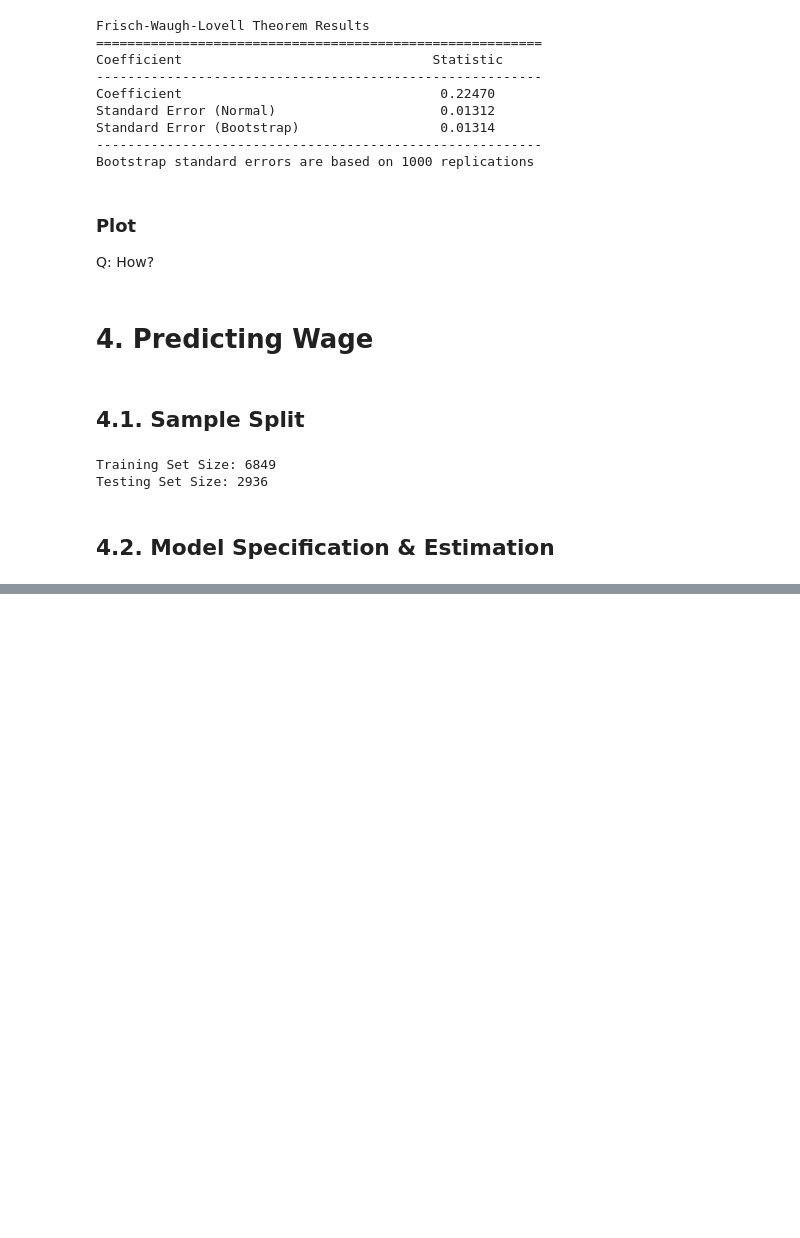
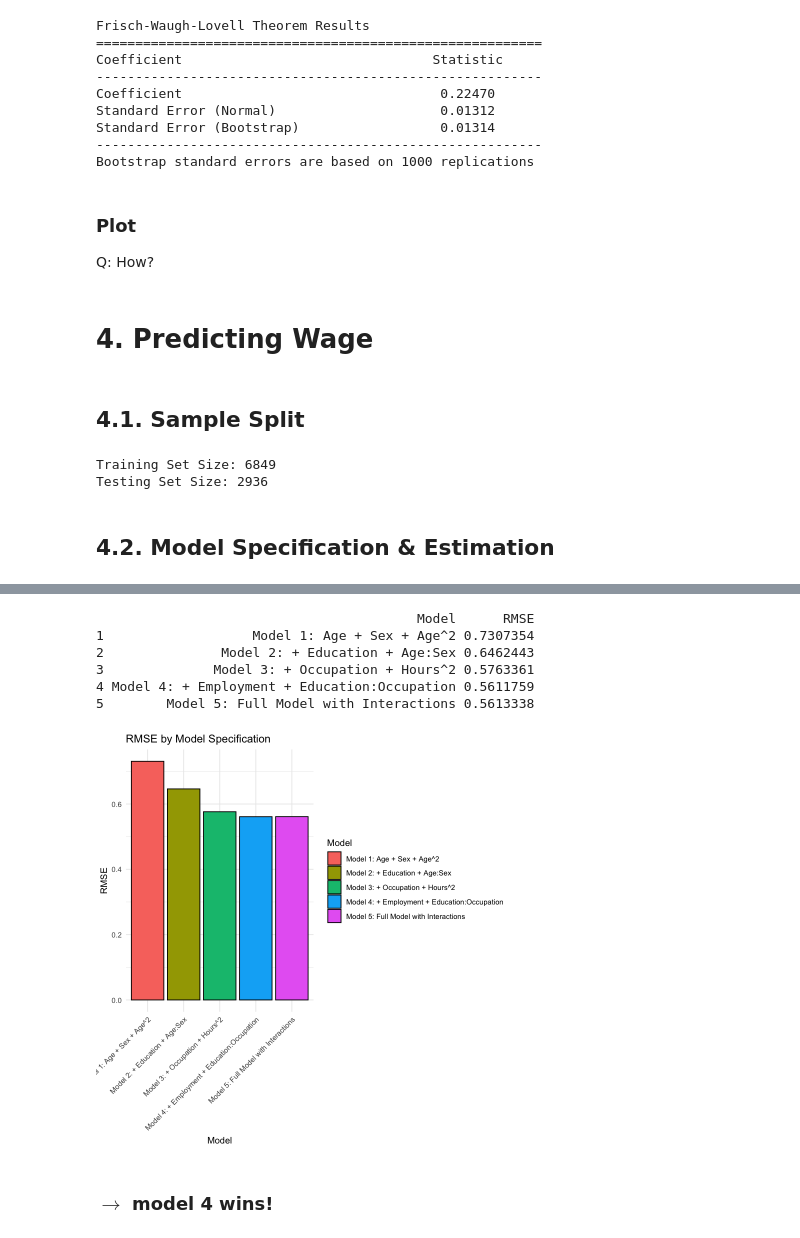
Before and after one commit to EAriasDeAbreu/BigDataML-Group2024, a Jupyter notebook: Problem_Set_1/scripts/edmundo/Pset_1.ipynb, the cells around one changed output, grey strips where cells are left out. Cells and saved outputs as stored; diff of their text form; code cells hidden in the pictures; blank space fills up the shorter version.

```diff
--- a/Problem_Set_1/scripts/edmundo/Pset_1.ipynb
+++ b/Problem_Set_1/scripts/edmundo/Pset_1.ipynb
@@ -359,0 +425,55 @@ Testing Set Size: 2936
+# %%
+# Model 1: age, sex, and a second-order polynomial of age
+model_1 <- lm(log_wage ~ poly(age, 2) + sex, data = train_data)
+pred_1 <- predict(model_1, newdata = test_data)
+rmse_1 <- calculate_rmse(test_data[[outcome]], pred_1)
+
+# Model 2: add education (p6210) and interaction between age and sex
+model_2 <- lm(log_wage ~ poly(age, 2) + sex + p6210 + age:sex, data = train_data)
+pred_2 <- predict(model_2, newdata = test_data)
+rmse_2 <- calculate_rmse(test_data[[outcome]], pred_2)
+
+# Model 3: add occupation (oficio), work hours (hoursWorkUsual), and a second-order polynomial for work hours
+model_3 <- lm(log_wage ~ poly(age, 2) + sex + p6210 + oficio + poly(hoursWorkUsual, 2) + age:sex, data = train_data)
+pred_3 <- predict(model_3, newdata = test_data)
+rmse_3 <- calculate_rmse(test_data[[outcome]], pred_3)
+
+# Model 4: add employment relationship (relab) and interactions between education and occupation
+model_4 <- lm(log_wage ~ poly(age, 2) + sex + p6210 + oficio + poly(hoursWorkUsual, 2) + relab +
+                age:sex + p6210:oficio, data = train_data)
+pred_4 <- predict(model_4, newdata = test_data)
+rmse_4 <- calculate_rmse(test_data[[outcome]], pred_4)
+
+# Model 5: full model with all variables, interactions, and polynomials
+model_5 <- lm(log_wage ~ poly(age, 2) + sex + p6210 + oficio + poly(hoursWorkUsual, 2) + relab +
+                age:sex + p6210:oficio + relab:hoursWorkUsual, data = train_data)
+pred_5 <- predict(model_5, newdata = test_data)
+rmse_5 <- calculate_rmse(test_data[[outcome]], pred_5)
+# %%
+results <- data.frame(
+  Model = c("Model 1: Age + Sex + Age^2",
+            "Model 2: + Education + Age:Sex",
+            "Model 3: + Occupation + Hours^2",
+            "Model 4: + Employment + Education:Occupation",
+            "Model 5: Full Model with Interactions"),
+  RMSE = c(rmse_1, rmse_2, rmse_3, rmse_4, rmse_5)
+)
+
+print(results)
+# %% [output]
+                                         Model      RMSE
+1                   Model 1: Age + Sex + Age^2 0.7307354
+2               Model 2: + Education + Age:Sex 0.6462443
+3              Model 3: + Occupation + Hours^2 0.5763361
+4 Model 4: + Employment + Education:Occupation 0.5611759
+5        Model 5: Full Model with Interactions 0.5613338
+# %%
+ggplot(results, aes(x = Model, y = RMSE, fill = Model)) +
+  geom_bar(stat = "identity", color = "black") +
+  labs(title = "RMSE by Model Specification", x = "Model", y = "RMSE") +
+  theme_minimal() +
+  theme(axis.text.x = element_text(angle = 45, hjust = 1))
+# %% [output]
+[figure, added]
+# %% [markdown]
+### $\to$ model 4 wins!
```
Also changed, not shown: parts of 23 cells of this notebook.
